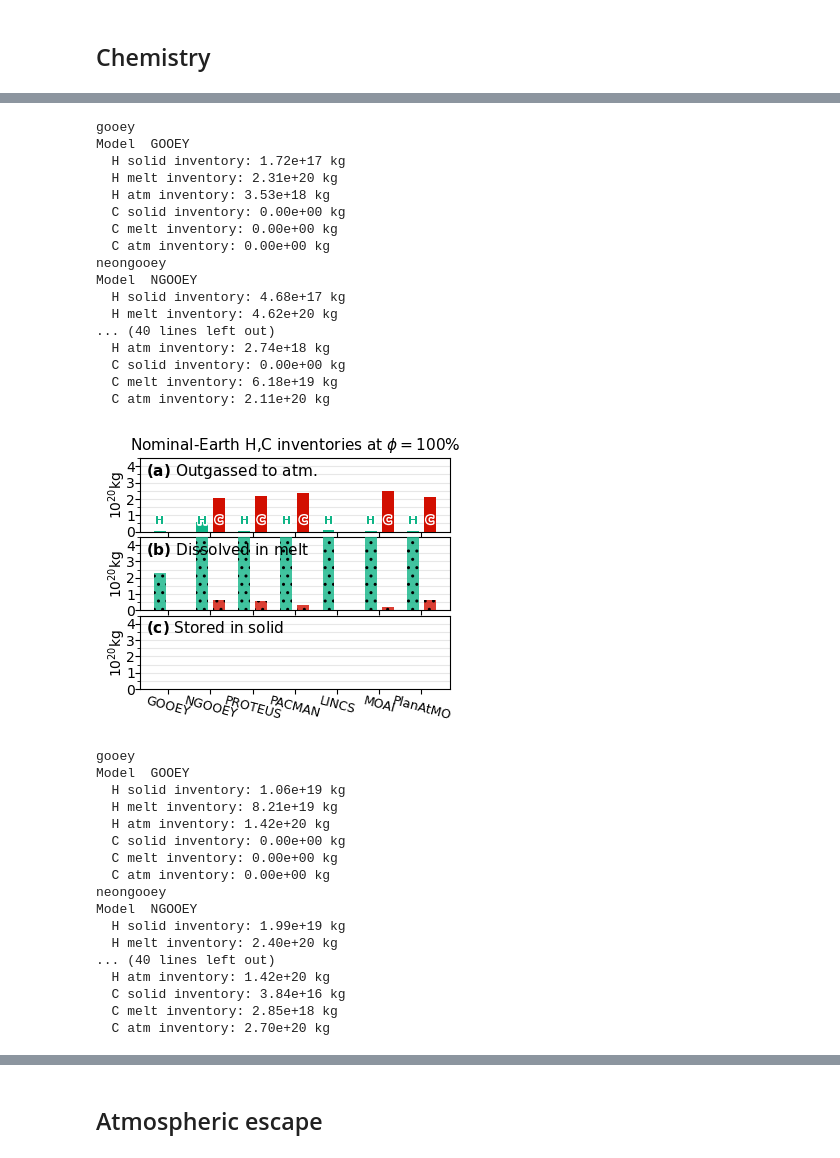
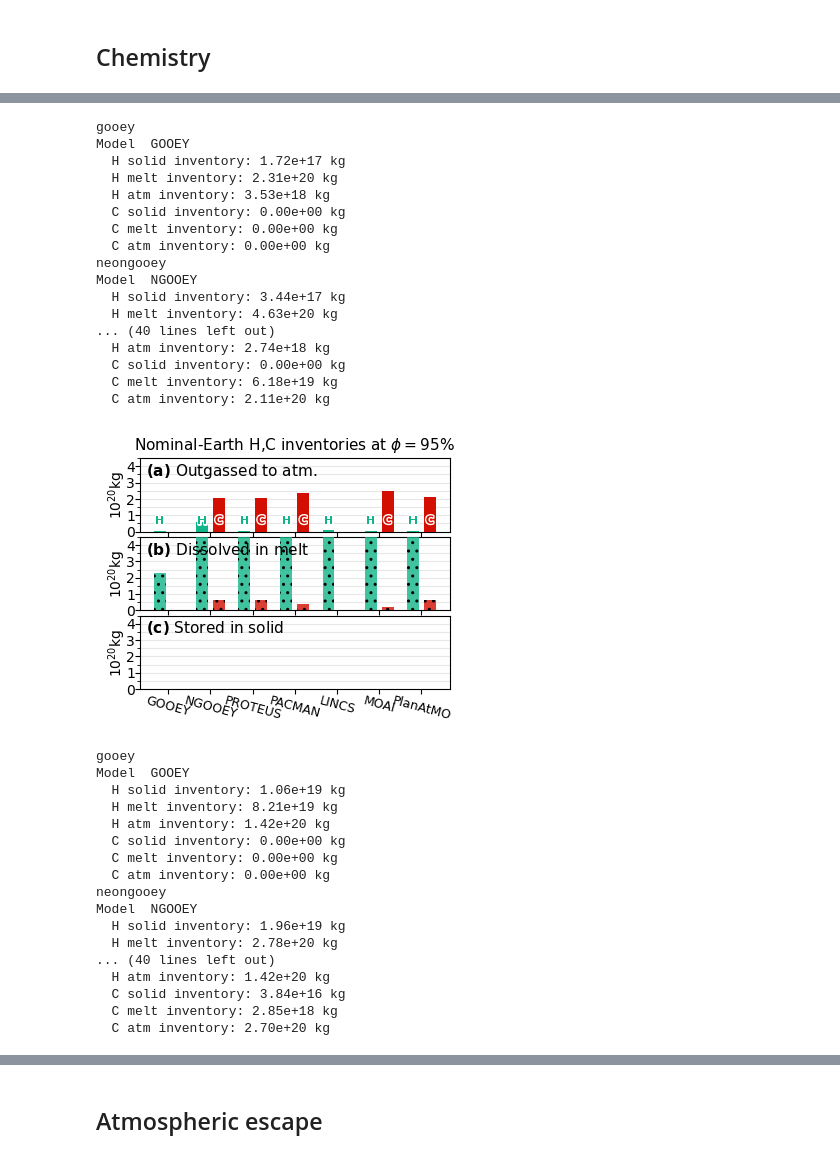
Before and after one commit to projectcuisines/chili, a Jupyter notebook: intercomparison/analysis_solarsystem/compare.ipynb, the cells around one changed output, grey strips where cells are left out. Drawn from its saved outputs; the diff is of its cells as text; code cells hidden in the pictures.

```diff
--- a/intercomparison/analysis_solarsystem/compare.ipynb
+++ b/intercomparison/analysis_solarsystem/compare.ipynb
@@ -1076,37 +1068,37 @@ def plot_inventory(case, planet, phi_compare):
     fig.subplots_adjust(hspace=0.07)
 
     caselbl = case
     if "nominal" in case:
         caselbl = "Nominal"
     title = f"{caselbl}-{get_label(planet)} H,C inventories at " +r"$\phi=$" + f"{phi_compare*100:.0f}%"
     axs[0].set_title(title, fontsize=11)
 
     plt.show()
     fig.savefig(f"out/inv_{planet}_{case}_{phi_compare*100:.0f}.{EXT}",
                 bbox_inches='tight', dpi=DPI, pad_inches=0.03)
 
-plot_inventory("nominal", "earth", 1.0)
+plot_inventory("nominal", "earth", 0.95)
 plot_inventory("nominal", "earth", 0.05)
 # plot_inventory("nominal", "earth", 0.02)
 # %% [output]
 gooey
 Model  GOOEY
   H solid inventory: 1.72e+17 kg
   H melt inventory: 2.31e+20 kg
   H atm inventory: 3.53e+18 kg
   C solid inventory: 0.00e+00 kg
   C melt inventory: 0.00e+00 kg
   C atm inventory: 0.00e+00 kg
 neongooey
 Model  NGOOEY
-  H solid inventory: 4.68e+17 kg
-  H melt inventory: 4.62e+20 kg
+  H solid inventory: 3.44e+17 kg
+  H melt inventory: 4.63e+20 kg
 ... (40 lines left out)
   H atm inventory: 2.74e+18 kg
   C solid inventory: 0.00e+00 kg
   C melt inventory: 6.18e+19 kg
   C atm inventory: 2.11e+20 kg
-[figure, old version]
+[figure, new version]
 gooey
 Model  GOOEY
   H solid inventory: 1.06e+19 kg
@@ -1117,8 +1109,8 @@ Model  GOOEY
   C atm inventory: 0.00e+00 kg
 neongooey
 Model  NGOOEY
-  H solid inventory: 1.99e+19 kg
-  H melt inventory: 2.40e+20 kg
+  H solid inventory: 1.96e+19 kg
+  H melt inventory: 2.78e+20 kg
 ... (40 lines left out)
   H atm inventory: 1.42e+20 kg
   C solid inventory: 3.84e+16 kg
```
Also changed, not shown: parts of 7 cells of this notebook, 1 other file.
